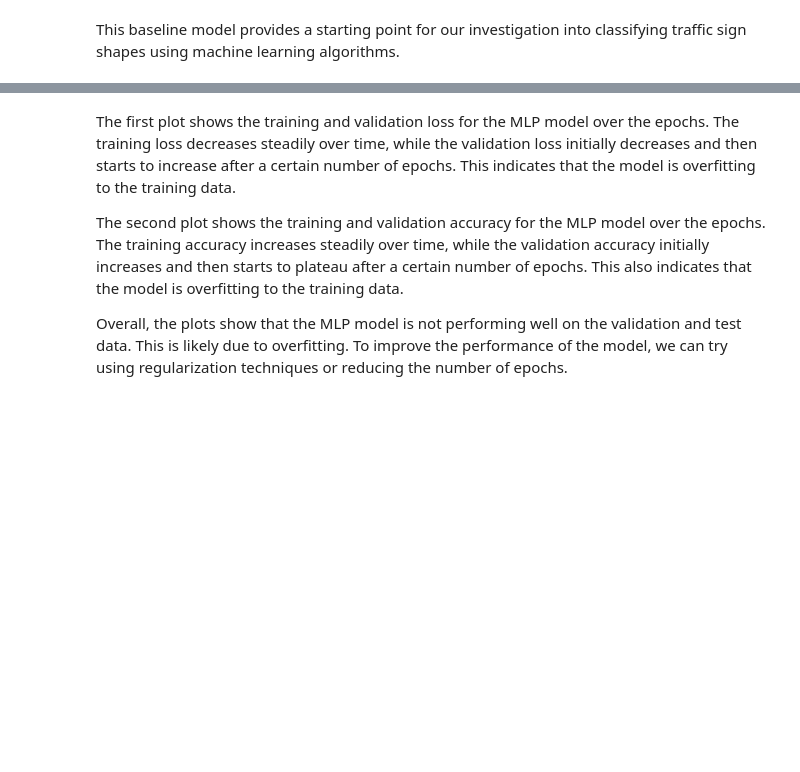
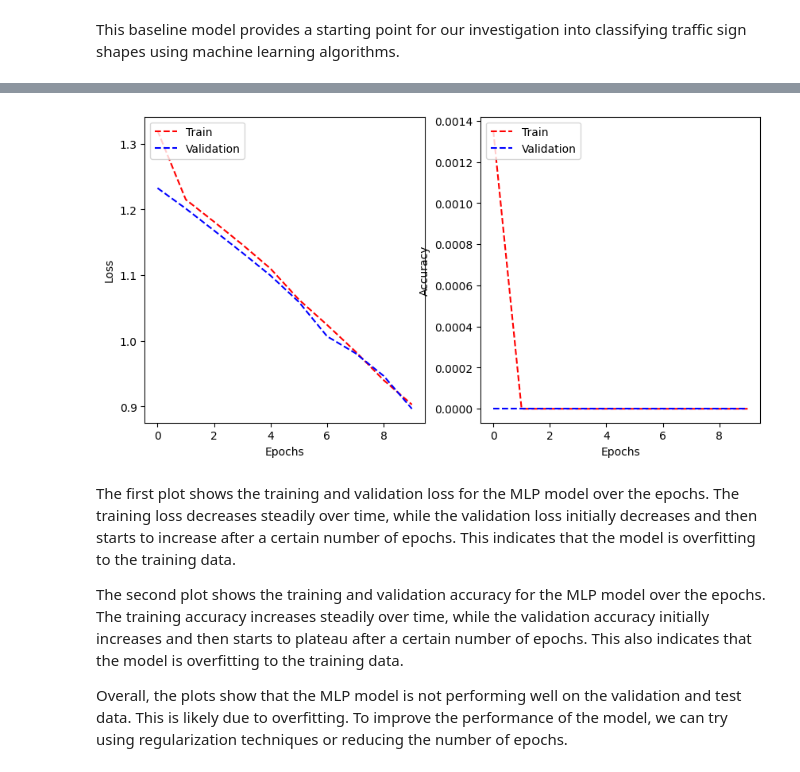
Before and after one commit to afrahhassan/afrahhassan, a Jupyter notebook: assignment2_susan.ipynb, the cells around one changed output, grey strips where cells are left out. Cells and saved outputs as stored; diff of their text form; code cells hidden in the pictures; blank space fills up the shorter version.

```diff
--- a/assignment2_susan.ipynb
+++ b/assignment2_susan.ipynb
@@ -479,7 +608,7 @@ model_mpl_shape = build_mlp(input_shape, num_classes)
 # Compile the model
 model_mpl_shape.compile(loss='sparse_categorical_crossentropy',
                    optimizer='SGD',
-                   metrics=['accuracy'])
+                   metrics=['categorical_accuracy'])
 
 # Print model summary
 model_mpl_shape.summary()
@@ -505,8 +680,10 @@ print("Test Loss (MLP) for Shapes:", test_loss_mlp_shape)
 # %%
 # Plot learning curves using the custom function
-plot_learning_curve(history_cnn_shape.history['loss'], history_cnn_shape.history['val_loss'],
-                    history_cnn_shape.history['accuracy'], history_cnn_shape.history['val_accuracy'],
+plot_learning_curve(history_mlp_shape.history['loss'], history_mlp_shape.history['val_loss'],
+                    history_mlp_shape.history['categorical_accuracy'], history_mlp_shape.history['val_categorical_accuracy'],
                     metric_name='Accuracy')
+# %% [output]
+[figure, added]
 # %% [markdown]
 The first plot shows the training and validation loss for the MLP model over the epochs. The training loss decreases steadily over time, while the validation loss initially decreases and then starts to increase after a certain number of epochs. This indicates that the model is overfitting to the training data.
 
```
Also changed, not shown: parts of 73 cells of this notebook.
